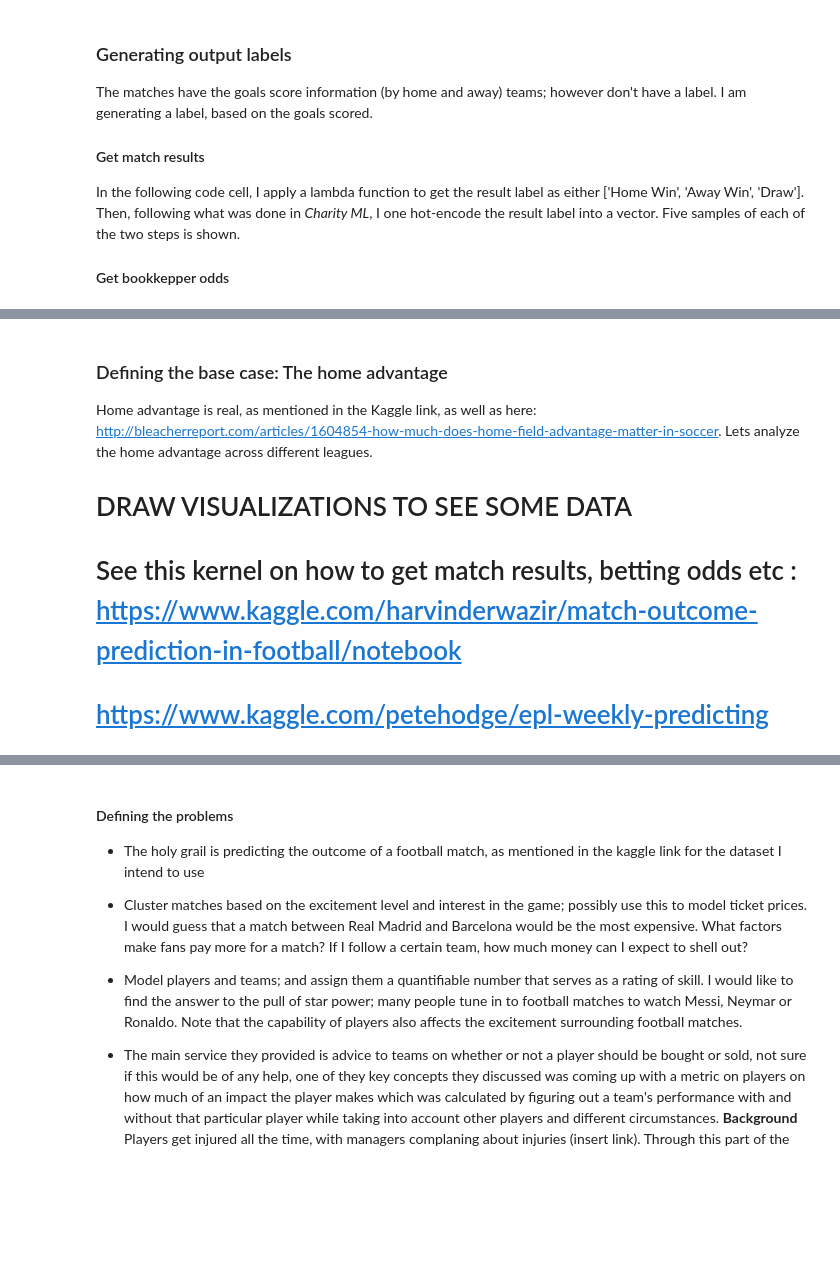
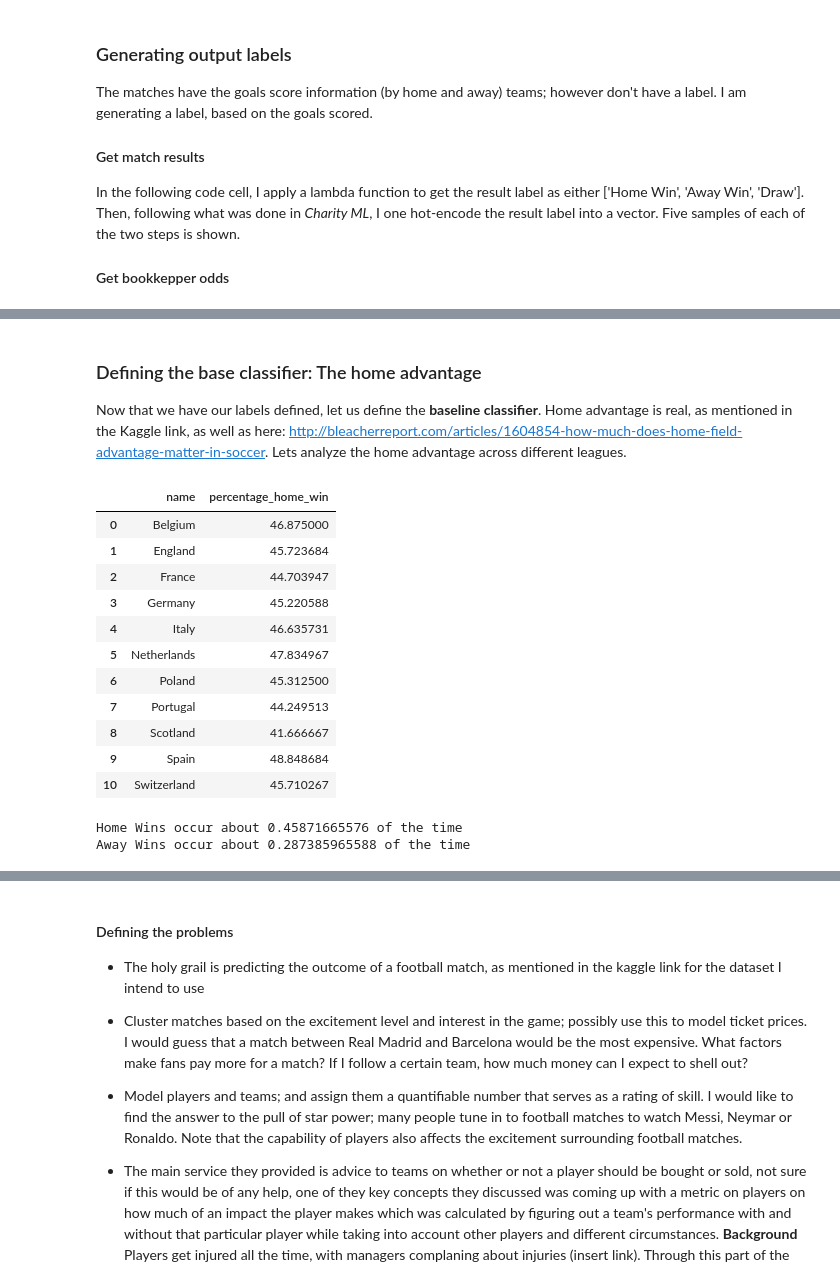
Before and after one commit to sgoyal1012/UdacityNanodegreeSubmissions, a Jupyter notebook: EuropeanSoccer_Capstone/Notebook_Code/EuropeanSoccerCapstone.ipynb, the cells around one changed output, grey strips where cells are left out. Drawn from its saved outputs; the diff is of its cells as text; code cells hidden in the pictures; blank space fills up the shorter version.

Commit message:
Finishing util APIs

```diff
--- a/EuropeanSoccer_Capstone/Notebook_Code/EuropeanSoccerCapstone.ipynb
+++ b/EuropeanSoccer_Capstone/Notebook_Code/EuropeanSoccerCapstone.ipynb
@@ -126,8 +130,4 @@ display(one_hot_match_result_labels.sample(n=5))
 # %% [markdown]
-### Defining the base case: The home advantage
+### Defining the base classifier: The home advantage
+Now that we have our labels defined, let us define the **baseline classifier**.
 Home advantage is real, as mentioned in the Kaggle link, as well as here: http://bleacherreport.com/articles/1604854-how-much-does-home-field-advantage-matter-in-soccer. Lets analyze the home advantage across different leagues.
-
-# DRAW VISUALIZATIONS TO SEE SOME DATA
-
-# See this kernel on how to get match results, betting odds etc : https://www.kaggle.com/harvinderwazir/match-outcome-prediction-in-football/notebook
-# https://www.kaggle.com/petehodge/epl-weekly-predicting
@@ -136,0 +134,26 @@ Home advantage is real, as mentioned in the Kaggle link, as well as here: http:/
+# %%
+# TODO: Finish this function
+import data_preprocess as dp
+reload(dp)
+home_advantage_per_country = dp.home_advantage(matches_df=match_df, conn=conn)
+display(home_advantage_per_country)
+total_num_matches = match_df.shape[0]
+total_home_wins = match_df[match_df['result_label'] == 'HOME_WIN'].shape[0]
+total_away_wins = match_df[match_df['result_label'] == 'AWAY_WIN'].shape[0]
+print ("Home Wins occur about " + str(np.true_divide(total_home_wins, total_num_matches)) + " of the time")
+print ("Away Wins occur about " + str(np.true_divide(total_away_wins, total_num_matches)) + " of the time")
+# %% [output]
+|  | name | percentage_home_win |
+| 0 | Belgium | 46.875000 |
+| 1 | England | 45.723684 |
+| 2 | France | 44.703947 |
+| 3 | Germany | 45.220588 |
+| 4 | Italy | 46.635731 |
+| 5 | Netherlands | 47.834967 |
+| 6 | Poland | 45.312500 |
+| 7 | Portugal | 44.249513 |
+| 8 | Scotland | 41.666667 |
+| 9 | Spain | 48.848684 |
+| 10 | Switzerland | 45.710267 |
+Home Wins occur about 0.45871665576 of the time
+Away Wins occur about 0.287385965588 of the time
```
Also changed, not shown: parts of 11 cells of this notebook, 1 other file.
